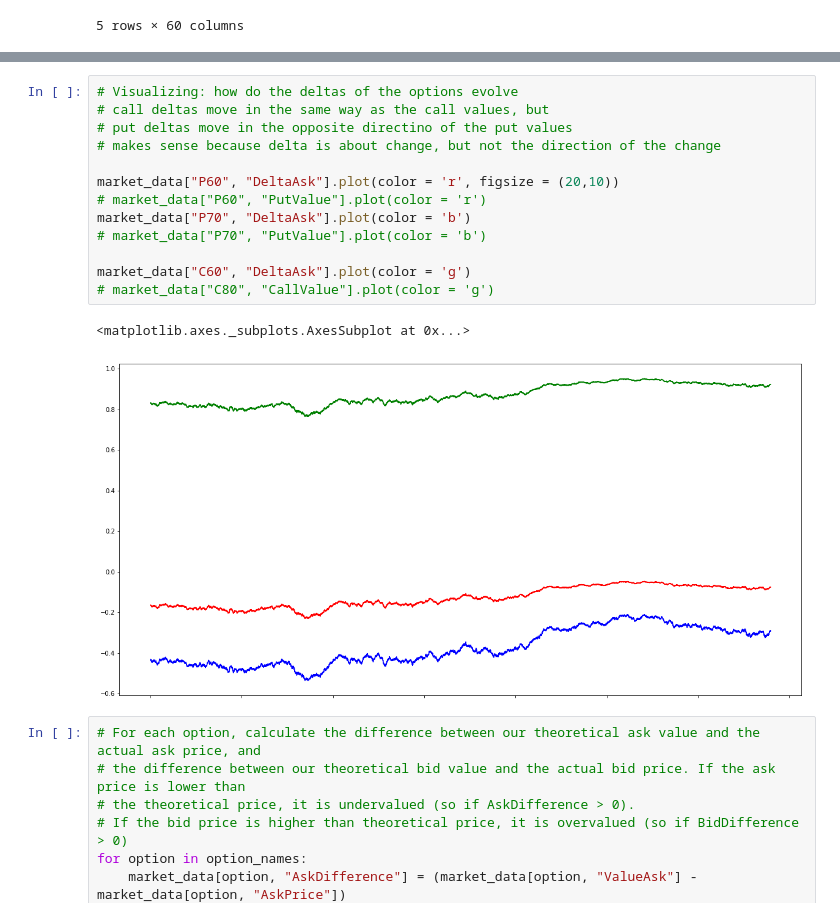
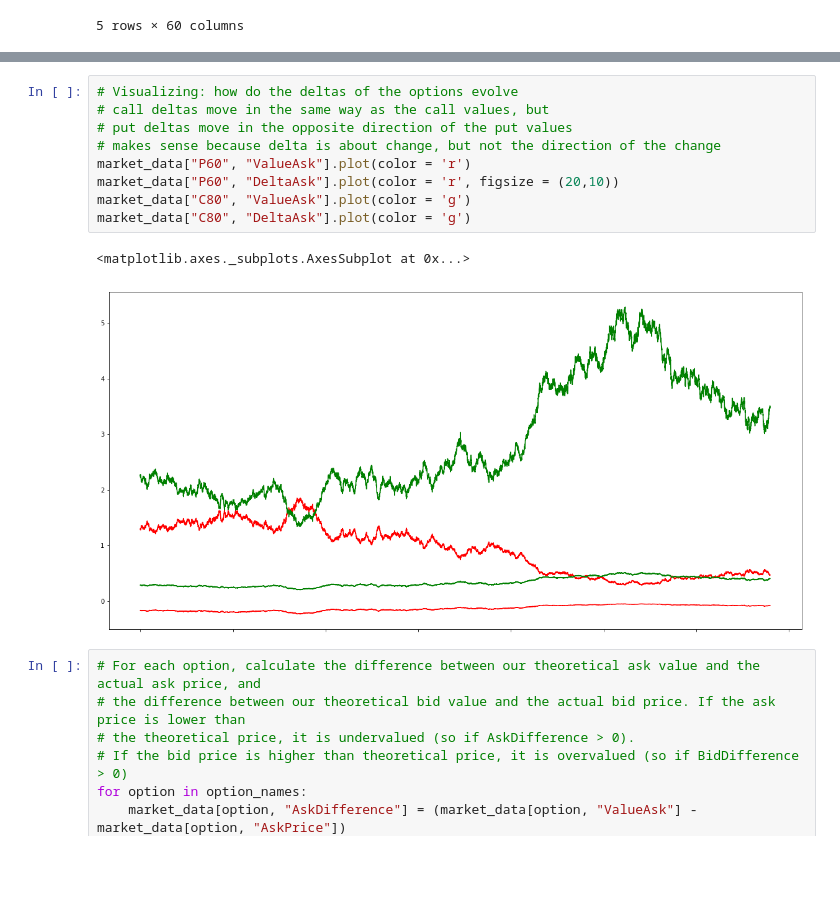
Before and after one commit to AlfreddeHaan/a, a Jupyter notebook: Final Group U4. Assignment Week 6. Options Arbitrage.ipynb, the cells around one changed output, grey strips where cells are left out. Cells and saved outputs as stored; diff of their text form; blank space fills up the shorter version.

```diff
--- a/Final Group U4. Assignment Week 6. Options Arbitrage.ipynb
+++ b/Final Group U4. Assignment Week 6. Options Arbitrage.ipynb
@@ -333,19 +331,15 @@ market_data["C70", "ValueAsk"].plot(color = 'purple', label = "C70", legend = Tr
 # %%
 # Visualizing: how do the deltas of the options evolve
 # call deltas move in the same way as the call values, but
-# put deltas move in the opposite directino of the put values
+# put deltas move in the opposite direction of the put values
 # makes sense because delta is about change, but not the direction of the change
-
+market_data["P60", "ValueAsk"].plot(color = 'r')
 market_data["P60", "DeltaAsk"].plot(color = 'r', figsize = (20,10))
-# market_data["P60", "PutValue"].plot(color = 'r')
-market_data["P70", "DeltaAsk"].plot(color = 'b')
-# market_data["P70", "PutValue"].plot(color = 'b')
-
-market_data["C60", "DeltaAsk"].plot(color = 'g')
-# market_data["C80", "CallValue"].plot(color = 'g')
+market_data["C80", "ValueAsk"].plot(color = 'g')
+market_data["C80", "DeltaAsk"].plot(color = 'g')
 # %% [output]
 <matplotlib.axes._subplots.AxesSubplot at 0x...>
-[figure, old version]
+[figure, new version]
 # %%
 # For each option, calculate the difference between our theoretical ask value and the actual ask price, and
 # the difference between our theoretical bid value and the actual bid price. If the ask price is lower than
```
Also changed, not shown: parts of 31 cells of this notebook.
